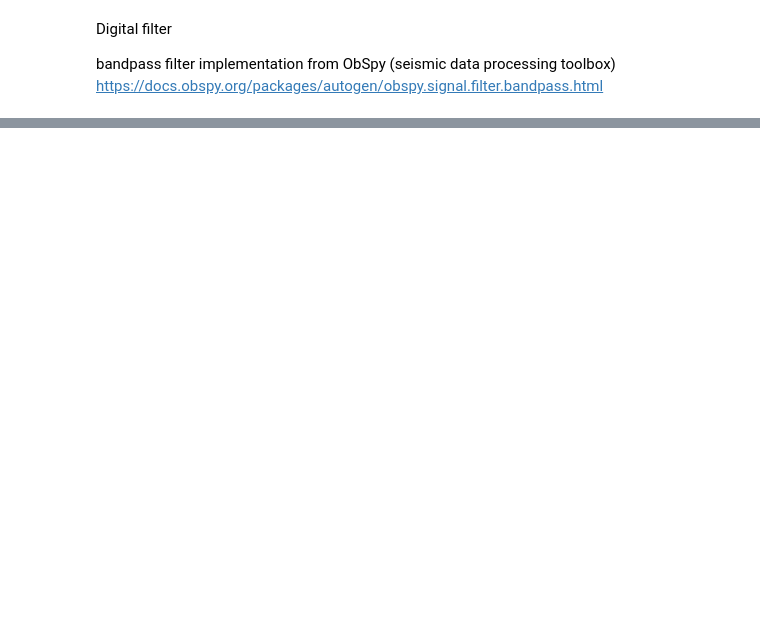
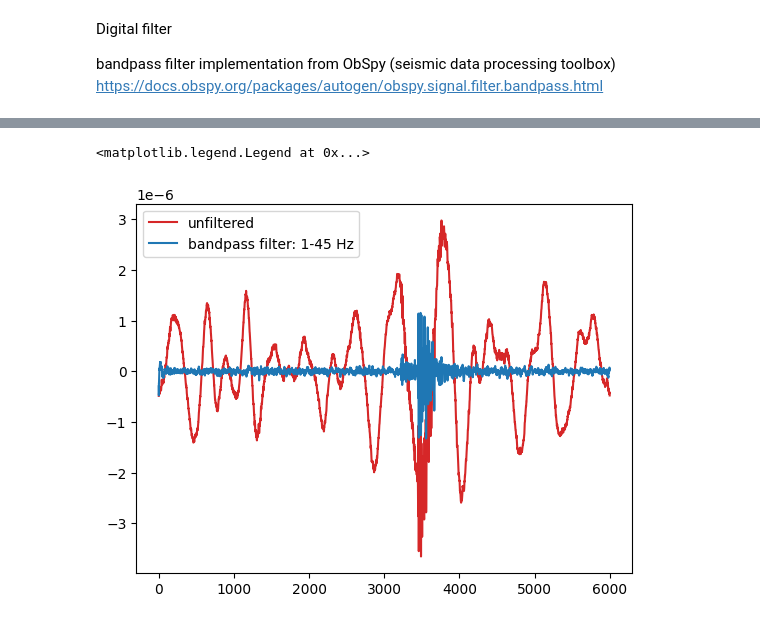
Before and after one commit to niko-d/DSL, a Jupyter notebook: basic_processing.ipynb, the cells around one changed output, grey strips where cells are left out. Drawn from its saved outputs; the diff is of its cells as text; code cells hidden in the pictures; blank space fills up the shorter version.

```diff
--- a/basic_processing.ipynb
+++ b/basic_processing.ipynb
@@ -162,16 +210,27 @@ def bandpass_obspy(data, freqmin, freqmax, df, corners=4, zerophase=False):
                "above Nyquist ({}). Applying a high-pass instead.").format(
             freqmax, fe)
         warnings.warn(msg)
-        return highpass(data, freq=freqmin, df=df, corners=corners,
-                        zerophase=zerophase)
+        return None
     if low > 1:
         msg = "Selected low corner frequency is above Nyquist."
         raise ValueError(msg)
-    z, p, k = iirfilter(corners, [low, high], btype='band',
+    z, p, k = scipy.signal.iirfilter(corners, [low, high], btype='band',
                         ftype='butter', output='zpk')
-    sos = zpk2sos(z, p, k)
+    sos = scipy.signal.zpk2sos(z, p, k)
     if zerophase:
         firstpass = sosfilt(sos, data)
-        return sosfilt(sos, firstpass[::-1])[::-1]
+        return scipy.signal.sosfilt(sos, firstpass[::-1])[::-1]
     else:
-        return sosfilt(sos, data)
+        return scipy.signal.sosfilt(sos, data)
+# %%
+freq_range = [1,45]
+sampling_rate = 100
+noisy_event_bandpass = bandpass_obspy(noisy_event, freqmin=freq_range[0], freqmax=freq_range[1], df=sampling_rate, corners=4, zerophase=False)
+
+plt.plot(noisy_event,color="tab:red",label="unfiltered")
+plt.plot(noisy_event_bandpass,color="tab:blue", label=f"bandpass filter: {freq_range[0]}-{freq_range[1]} Hz")
+
+plt.legend()
+# %% [output]
+<matplotlib.legend.Legend at 0x...>
+[figure, added]
```
Also changed, not shown: parts of 7 cells of this notebook.
